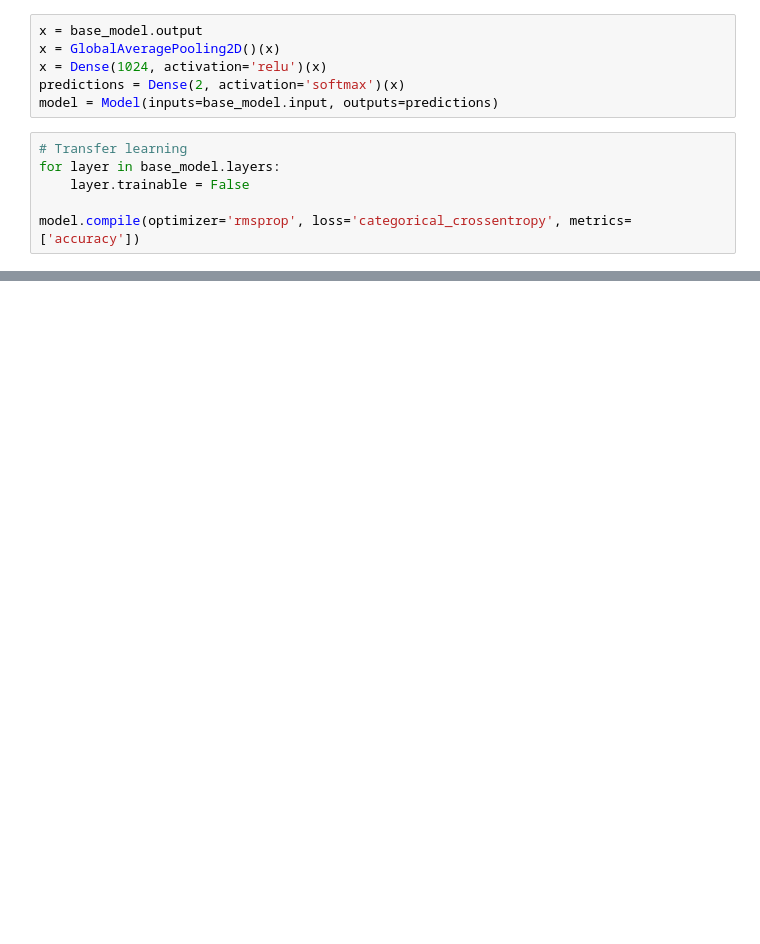
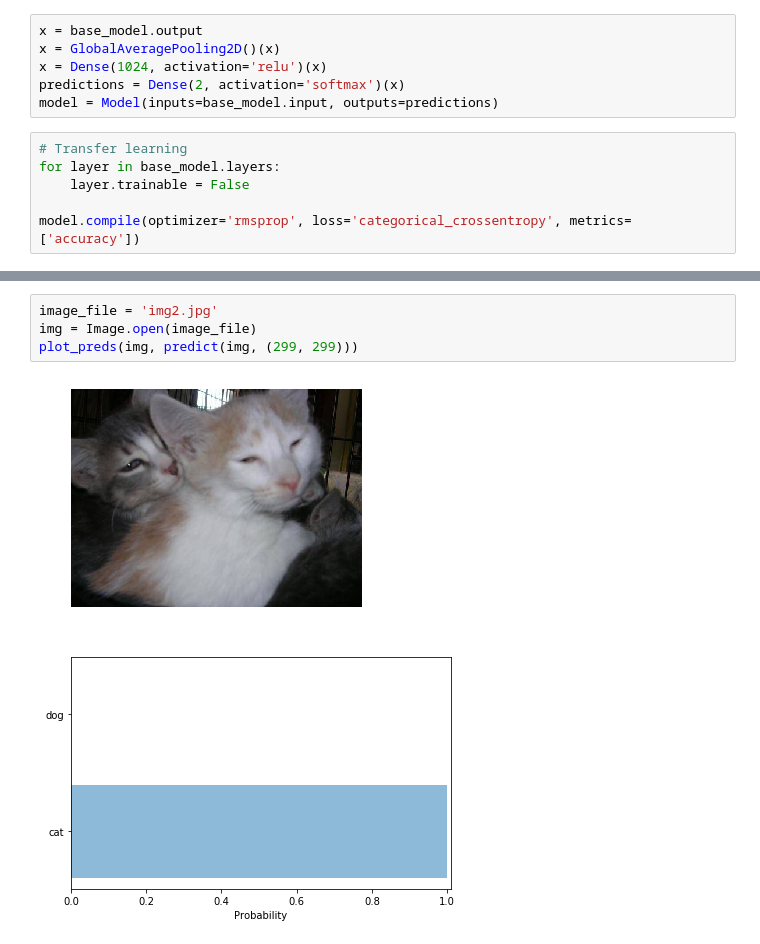
Before and after one commit to CarlosUdacity/nanodegree-projects, a Jupyter notebook: deep-learning/keras-transfer-learning/2-cats-dogs-tutorial.ipynb, the cells around one changed output, grey strips where cells are left out. Drawn from its saved outputs; the diff is of its cells as text; blank space fills up the shorter version.

```diff
--- a/deep-learning/keras-transfer-learning/2-cats-dogs-tutorial.ipynb
+++ b/deep-learning/keras-transfer-learning/2-cats-dogs-tutorial.ipynb
@@ -150,0 +201,7 @@ def plot_training(history):
+# %%
+image_file = 'img2.jpg'
+img = Image.open(image_file)
+plot_preds(img, predict(img, (299, 299)))
+# %% [output]
+[figure, added]
+[figure, added]
```
Also changed, not shown: parts of 15 cells of this notebook, 7 other files.
